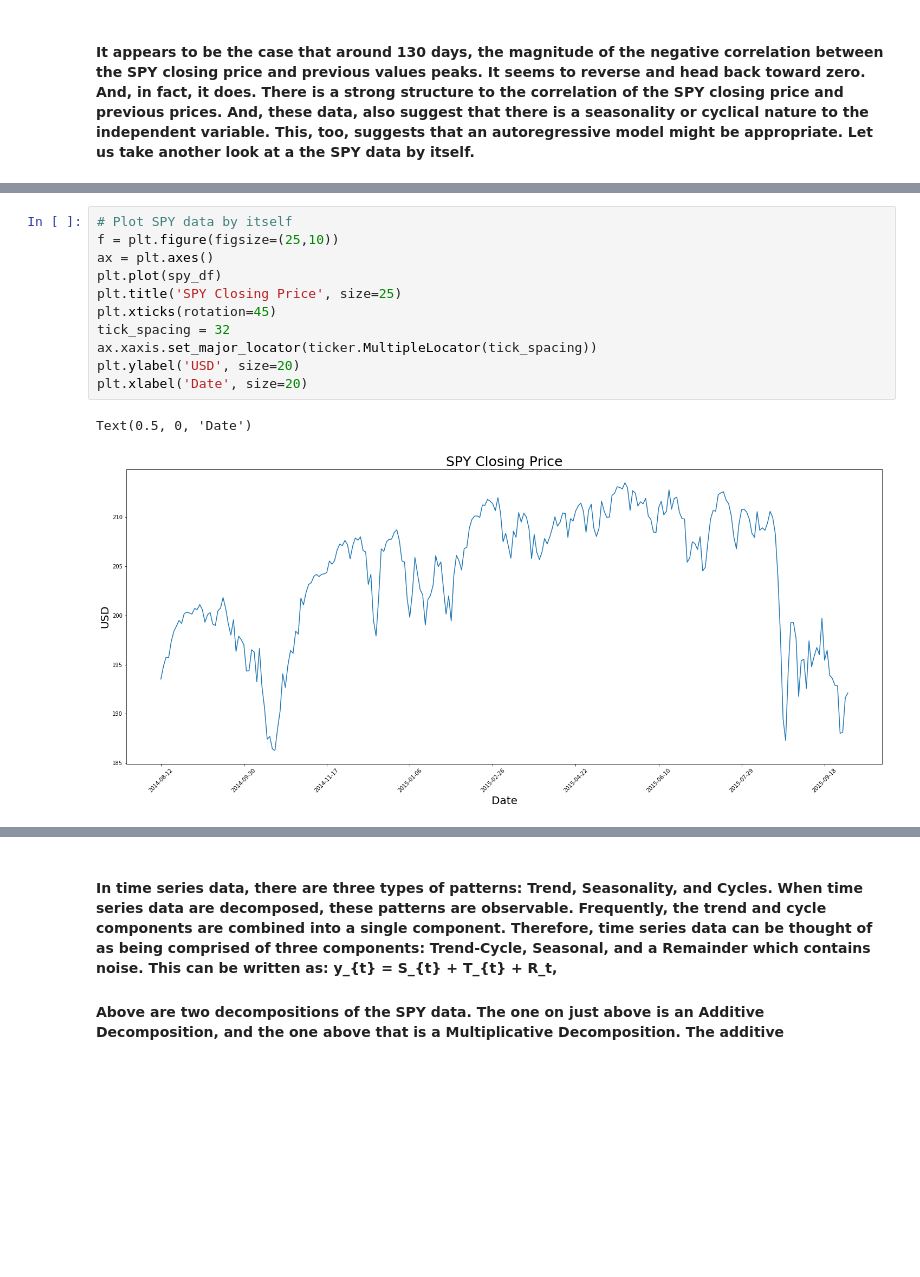
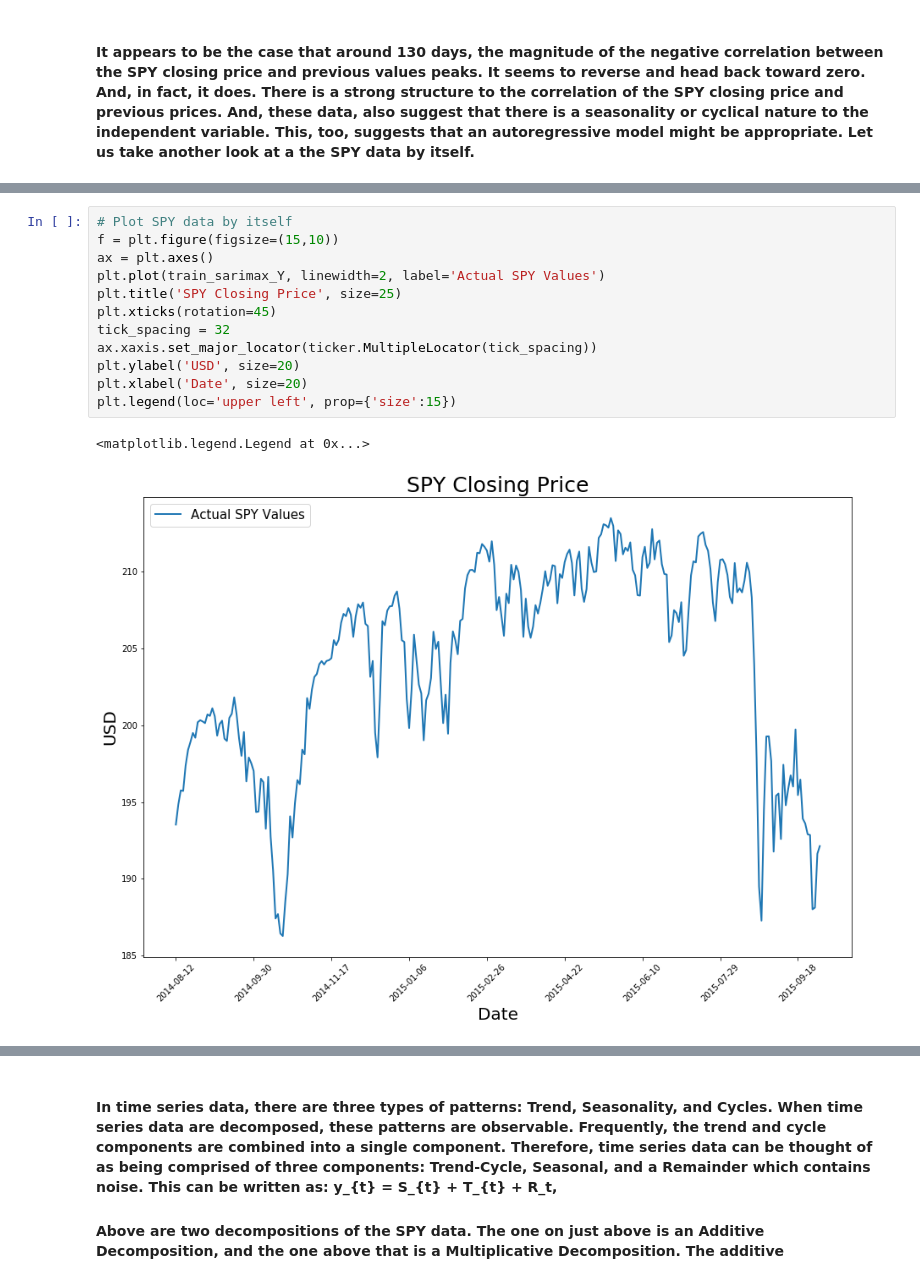
Before and after one commit to justinbosscher/SPY_model, a Jupyter notebook: SPY_model.ipynb, the cells around one changed output, grey strips where cells are left out. Saved outputs shown, nothing was run; the diff lists cells and outputs as text; blank space fills up the shorter version.

Commit message:
Fixed a couple of plots

```diff
--- a/SPY_model.ipynb
+++ b/SPY_model.ipynb
@@ -1081,16 +1103,17 @@ plot_acf(spy_df, lags=95)
 [figure]
 # %%
 # Plot SPY data by itself
-f = plt.figure(figsize=(25,10))
+f = plt.figure(figsize=(15,10))
 ax = plt.axes()
-plt.plot(spy_df)
+plt.plot(train_sarimax_Y, linewidth=2, label='Actual SPY Values')
 plt.title('SPY Closing Price', size=25)
 plt.xticks(rotation=45)
 tick_spacing = 32
 ax.xaxis.set_major_locator(ticker.MultipleLocator(tick_spacing))
 plt.ylabel('USD', size=20)
 plt.xlabel('Date', size=20)
+plt.legend(loc='upper left', prop={'size':15})
 # %% [output]
-Text(0.5, 0, 'Date')
+<matplotlib.legend.Legend at 0x...>
-[figure, old version]
+[figure, new version]
 # %% [markdown]
```
Also changed, not shown: parts of 19 cells of this notebook.
